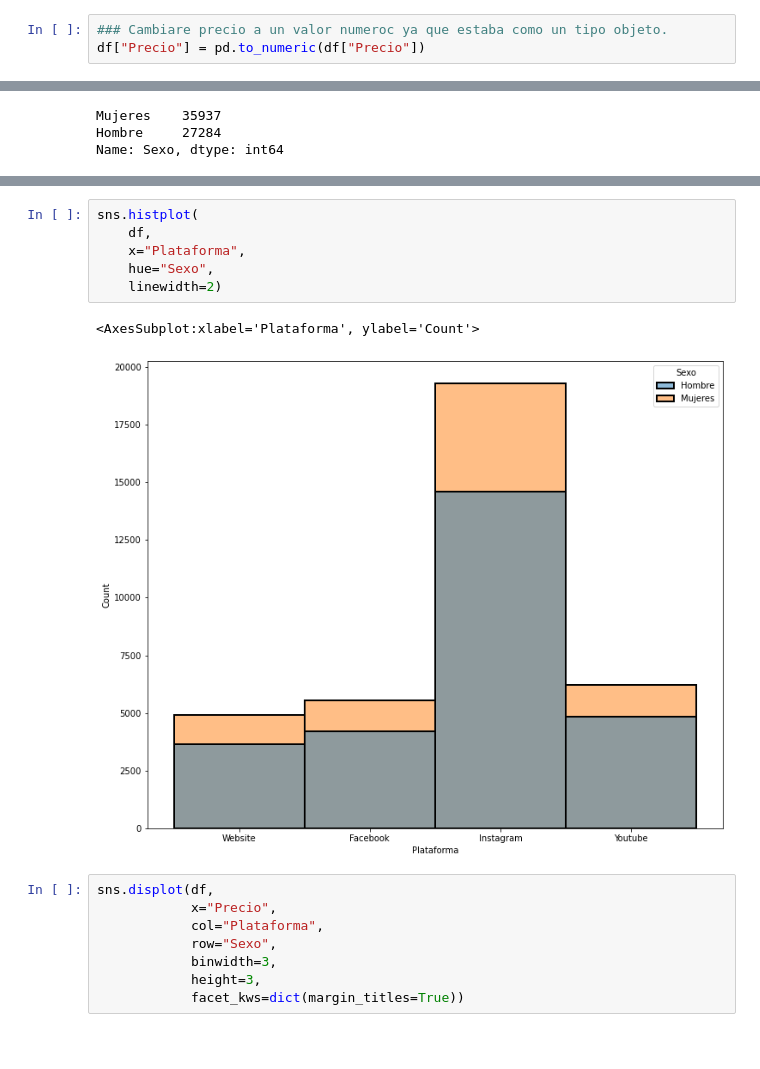
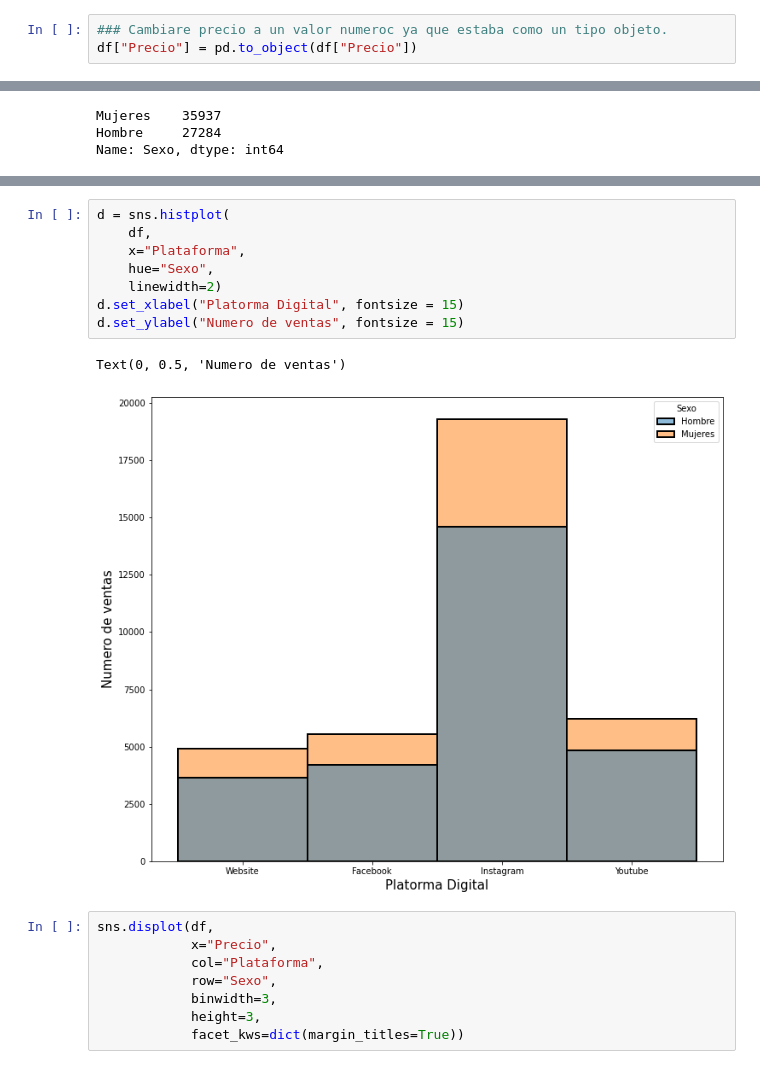
Before and after one commit to joseluistello/Python--, a Jupyter notebook: Data-Analysis-Python/Data analysis with Python.ipynb, the cells around one changed output, grey strips where cells are left out. Saved outputs shown, nothing was run; the diff lists cells and outputs as text; blank space fills up the shorter version.

```diff
--- a/Data-Analysis-Python/Data analysis with Python.ipynb
+++ b/Data-Analysis-Python/Data analysis with Python.ipynb
@@ -43,7 +43,7 @@ dtypes: float64(1), int64(1), object(10)
 memory usage: 5.8+ MB
 # %%
 ### Cambiare precio a un valor numeroc ya que estaba como un tipo objeto.
-df["Precio"] = pd.to_numeric(df["Precio"])
+df["Precio"] = pd.to_object(df["Precio"])
 # %% [markdown]
 #### Mi analisis cambia dependiendo el objetivo.
 
@@ -97,12 +117,14 @@ plt.show()
 # %%
-sns.histplot(
+d = sns.histplot(
     df,
     x="Plataforma",
     hue="Sexo",
     linewidth=2)
+d.set_xlabel("Platorma Digital", fontsize = 15)
+d.set_ylabel("Numero de ventas", fontsize = 15)
 # %% [output]
-<AxesSubplot:xlabel='Plataforma', ylabel='Count'>
+Text(0, 0.5, 'Numero de ventas')
-[figure, old version]
+[figure, new version]
 # %%
 sns.displot(df,
             x="Precio",
```
Also changed, not shown: parts of 15 cells of this notebook, 2 other files.
